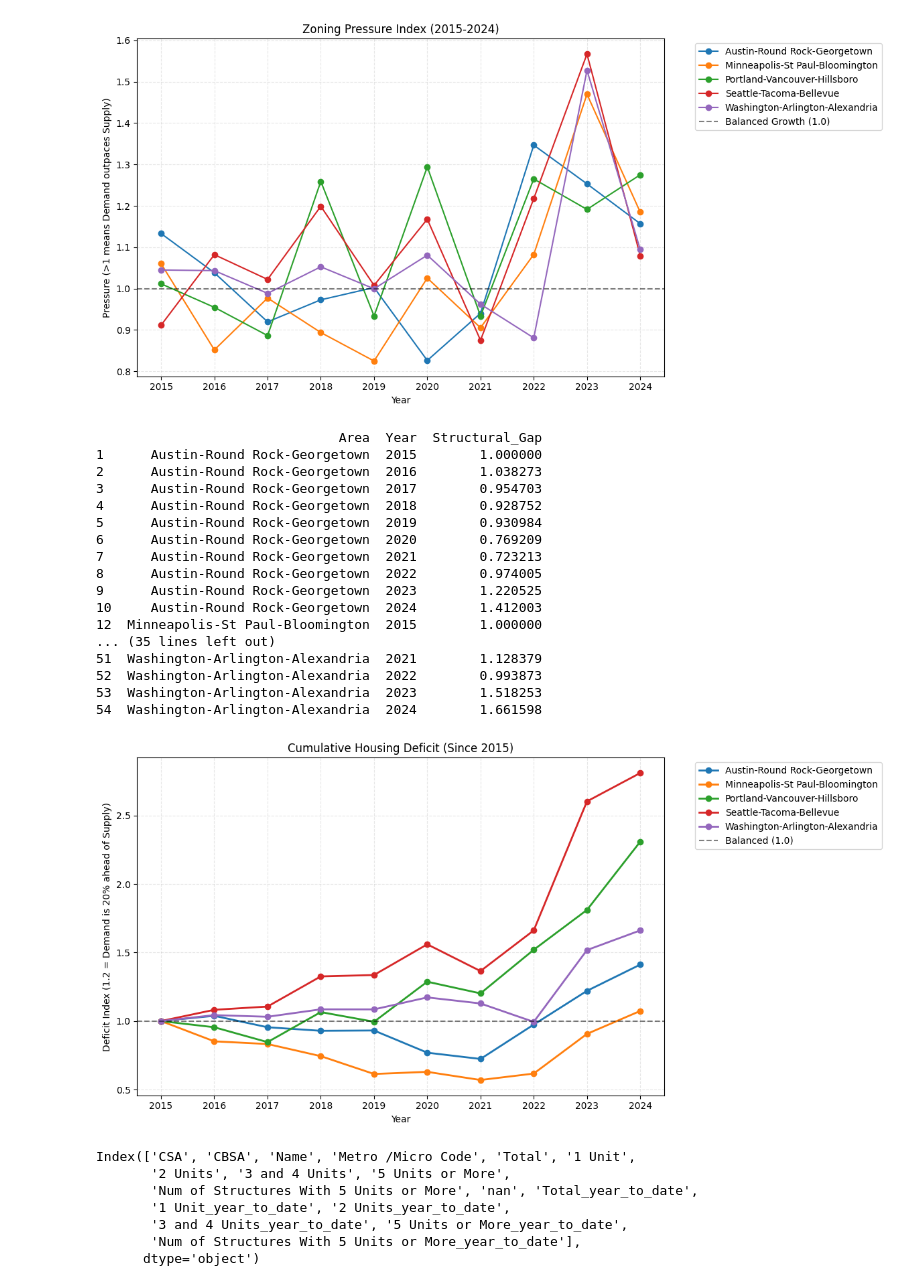
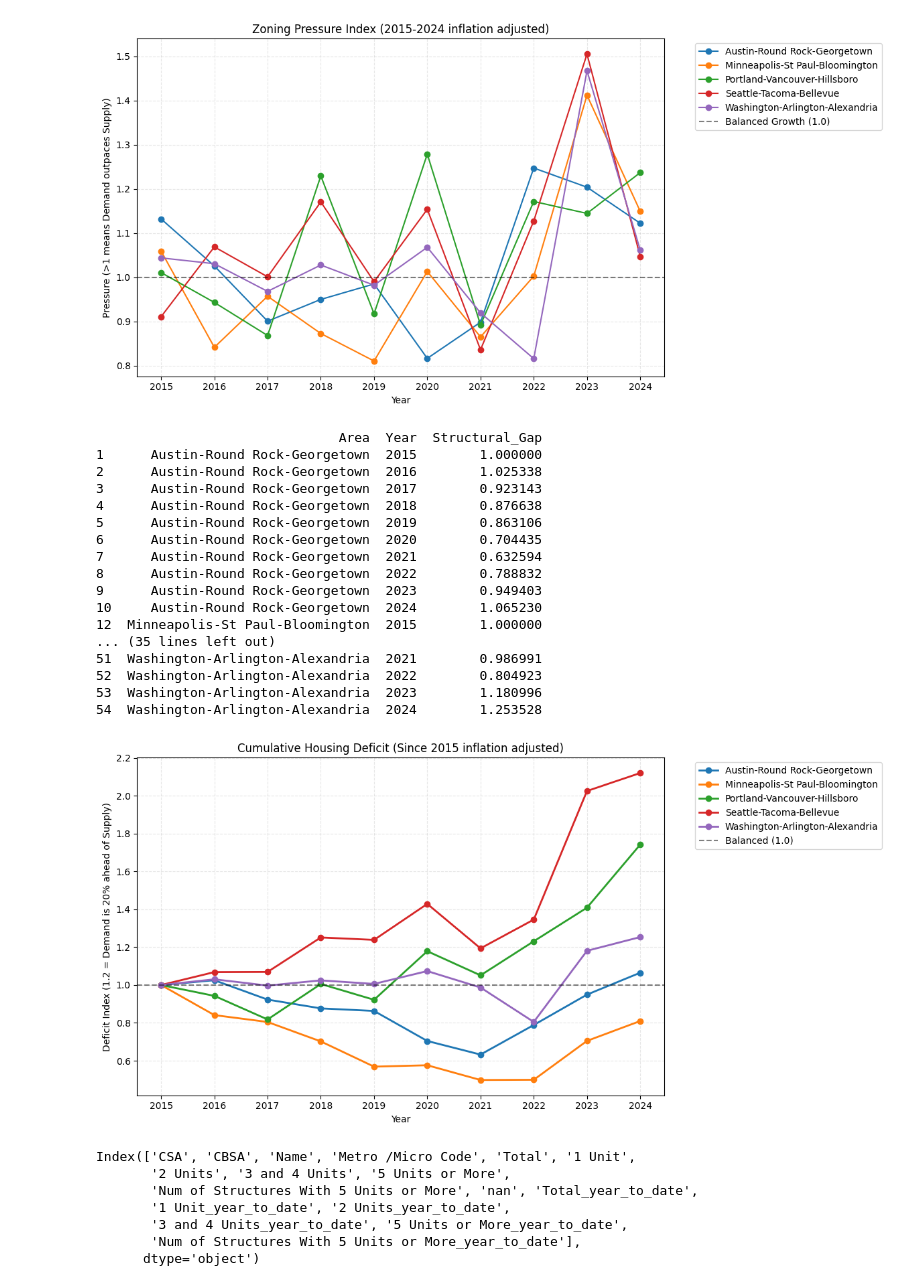
Before and after one commit to kangaseric4152-max/bls-census-housing-analysis, a Jupyter notebook: scripts/housing.ipynb, the cells around one changed output. Saved outputs shown, nothing was run; the diff lists cells and outputs as text; code cells hidden in the pictures.

Commit message:
added inflation adjustment.

```diff
--- a/scripts/housing.ipynb
+++ b/scripts/housing.ipynb
@@ -96,6 +96,22 @@ MONTH_TO_QUARTER = {
     "11": "4",
     "12": "4"
 }
+
+# Source: BLS Series CUUR0000SA0 (US City Average, All Items) https://data.bls.gov/pdq/SurveyOutputServlet
+# Base Period: 1982-84=100
+CPI_U = {
+    "2014": 236.736,
+    "2015": 237.017,
+    "2016": 240.007,
+    "2017": 245.120,
+    "2018": 251.107,
+    "2019": 255.657,
+    "2020": 258.811,
+    "2021": 270.970,
+    "2022": 292.655,
+    "2023": 304.702,
+    "2024": 314.175  # Preliminary 2024 avg (or use Dec 2024 spot)
+}
 # %%
 from bls_housing import load_area_df #, get_cached_path , fetch_area_csv
 from collections import defaultdict
@@ -189,6 +232,6 @@ permits_df = pd.DataFrame(data_list)
 
 # Calculate annual total permits and percentage change
 annual_permits = permits_df.groupby(["Area", "Code", "Year"])["Total Permits"].sum().reset_index()
-annual_permits["Change"] = annual_permits.groupby("Code")["Total Permits"].pct_change() * 100
+annual_permits["Change_permit"] = annual_permits.groupby("Code")["Total Permits"].pct_change() * 100
 print(annual_permits)
 # %% [output]
@@ -212,12 +255,13 @@ print(annual_permits)
 # %%
 final_df = pd.merge(
-    annual_df,
+    annual_wages_df,
     annual_permits,
     on=["Area", "Code", "Year"],
     suffixes=('_wage', '_permit')
 )
 
-final_df['Wage_Index'] = 1 + (final_df['Change_wage'] / 100)
+
+final_df['Wage_Index'] = 1 + (final_df['Change_Real_Wage'] / 100) # adjusted for inflation
 final_df['Permit_Index'] = 1 + (final_df['Change_permit'] / 100)
 final_df['Zoning_pressure'] = final_df['Wage_Index'] / final_df['Permit_Index']
 
@@ -250,7 +294,7 @@ for column in pivot_df.columns:
 
 plt.axhline(y=1.0, color='black', linestyle='--', alpha=0.5, label='Balanced Growth (1.0)')
 
-plt.title('Zoning Pressure Index (2015-2024)')
+plt.title('Zoning Pressure Index (2015-2024 inflation adjusted)')
 plt.ylabel('Pressure (>1 means Demand outpaces Supply)')
 plt.xlabel('Year')
 plt.legend(bbox_to_anchor=(1.05, 1), loc='upper left')
@@ -258,11 +302,11 @@ plt.grid(True, linestyle='--', alpha=0.3)
 plt.tight_layout()
 plt.show()
 # %% [output]
-[figure, old version]
+[figure, new version]
 # %%
 # 1. Merge the RAW totals (not the % changes)
 cumulative_df = pd.merge(
-    annual_df[['Area', 'Year', 'Total Wages']],
+    annual_wages_df[['Area', 'Year', 'Real_Total_Wages']],
     annual_permits[['Area', 'Year', 'Total Permits']], # Assuming this variable exists
     on=["Area", "Year"]
 )
@@ -276,8 +320,8 @@ base_data = cumulative_df[cumulative_df['Year'] == base_year].set_index('Area')
 # 3. Calculate the Cumulative Growth relative to Base Year
 # Formula: (Current Wage / Base Wage)
 def get_wage_index(row):
-    base_wage = base_data.loc[row['Area'], 'Total Wages']
-    return row['Total Wages'] / base_wage
+    base_wage = base_data.loc[row['Area'], 'Real_Total_Wages']
+    return row['Real_Total_Wages'] / base_wage
 
 def get_permit_index(row):
     base_permit = base_data.loc[row['Area'], 'Total Permits']
@@ -294,45 +338,45 @@ print(cumulative_df[['Area', 'Year', 'Structural_Gap']].sort_values(['Area', 'Ye
 # %% [output]
                                Area  Year  Structural_Gap
 1      Austin-Round Rock-Georgetown  2015        1.000000
-2      Austin-Round Rock-Georgetown  2016        1.038273
-3      Austin-Round Rock-Georgetown  2017        0.954703
-4      Austin-Round Rock-Georgetown  2018        0.928752
-5      Austin-Round Rock-Georgetown  2019        0.930984
-6      Austin-Round Rock-Georgetown  2020        0.769209
-7      Austin-Round Rock-Georgetown  2021        0.723213
-8      Austin-Round Rock-Georgetown  2022        0.974005
-9      Austin-Round Rock-Georgetown  2023        1.220525
-10     Austin-Round Rock-Georgetown  2024        1.412003
+2      Austin-Round Rock-Georgetown  2016        1.025338
+3      Austin-Round Rock-Georgetown  2017        0.923143
+4      Austin-Round Rock-Georgetown  2018        0.876638
+5      Austin-Round Rock-Georgetown  2019        0.863106
+6      Austin-Round Rock-Georgetown  2020        0.704435
+7      Austin-Round Rock-Georgetown  2021        0.632594
+8      Austin-Round Rock-Georgetown  2022        0.788832
+9      Austin-Round Rock-Georgetown  2023        0.949403
+10     Austin-Round Rock-Georgetown  2024        1.065230
 12  Minneapolis-St Paul-Bloomington  2015        1.000000
 ... (35 lines left out)
-51  Washington-Arlington-Alexandria  2021        1.128379
-52  Washington-Arlington-Alexandria  2022        0.993873
-53  Washington-Arlington-Alexandria  2023        1.518253
-54  Washington-Arlington-Alexandria  2024        1.661598
+51  Washington-Arlington-Alexandria  2021        0.986991
+52  Washington-Arlington-Alexandria  2022        0.804923
+53  Washington-Arlington-Alexandria  2023        1.180996
+54  Washington-Arlington-Alexandria  2024        1.253528
 # %%
 import matplotlib.pyplot as plt
 
 # Pivot for plotting
 pivot_gap = cumulative_df.pivot(index='Year', columns='Area', values='Structural_Gap')
 
 plt.figure(figsize=(12, 6))
 
 # Plot lines
 for column in pivot_gap.columns:
     plt.plot(pivot_gap.index, pivot_gap[column], marker='o', linewidth=2, label=column)
 
 # Add Reference Line (1.0 = Supply keeping up with Demand)
 plt.axhline(y=1.0, color='black', linestyle='--', alpha=0.5, label='Balanced (1.0)')
 
-plt.title('Cumulative Housing Deficit (Since 2015)')
+plt.title('Cumulative Housing Deficit (Since 2015 inflation adjusted)')
 plt.ylabel('Deficit Index (1.2 = Demand is 20% ahead of Supply)')
 plt.xlabel('Year')
 plt.legend(bbox_to_anchor=(1.05, 1), loc='upper left')
 plt.grid(True, linestyle='--', alpha=0.3)
 plt.tight_layout()
 plt.show()
 # %% [output]
-[figure, old version]
+[figure, new version]
 # %%
 import duckdb
 
```
Also changed, not shown: parts of 3 cells of this notebook.
